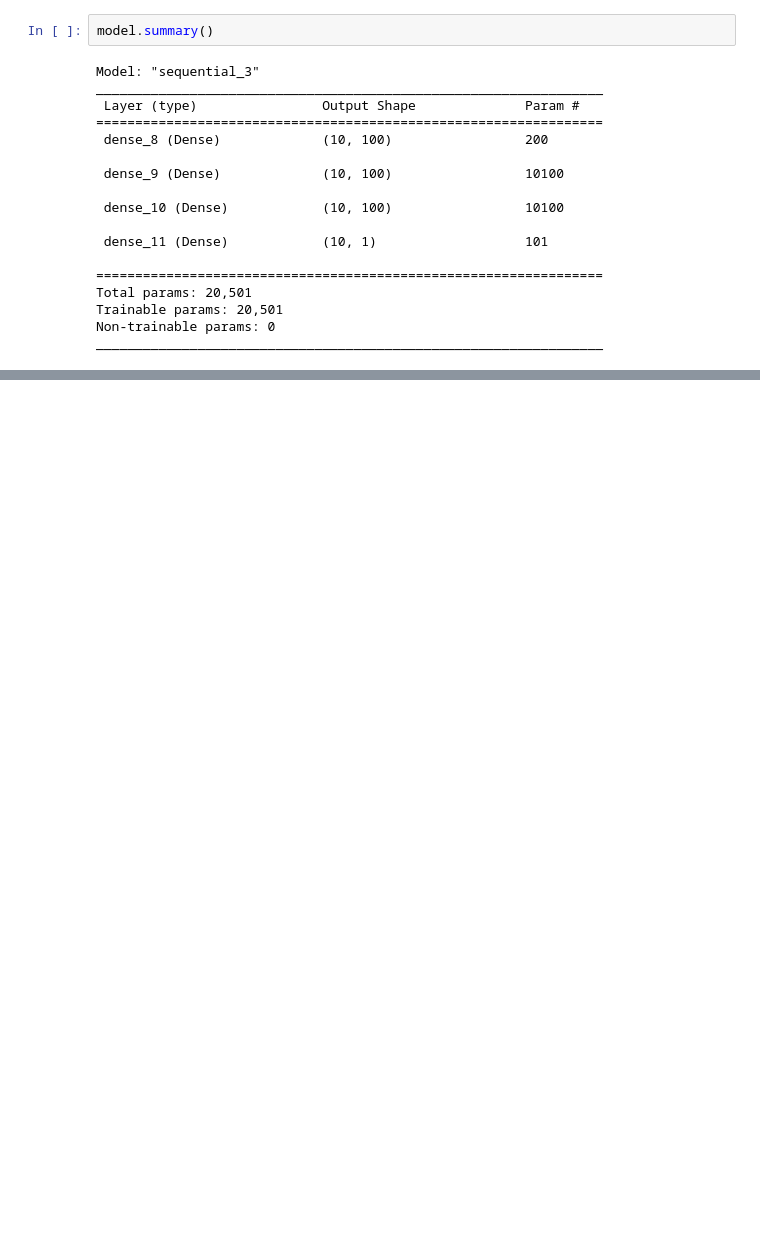
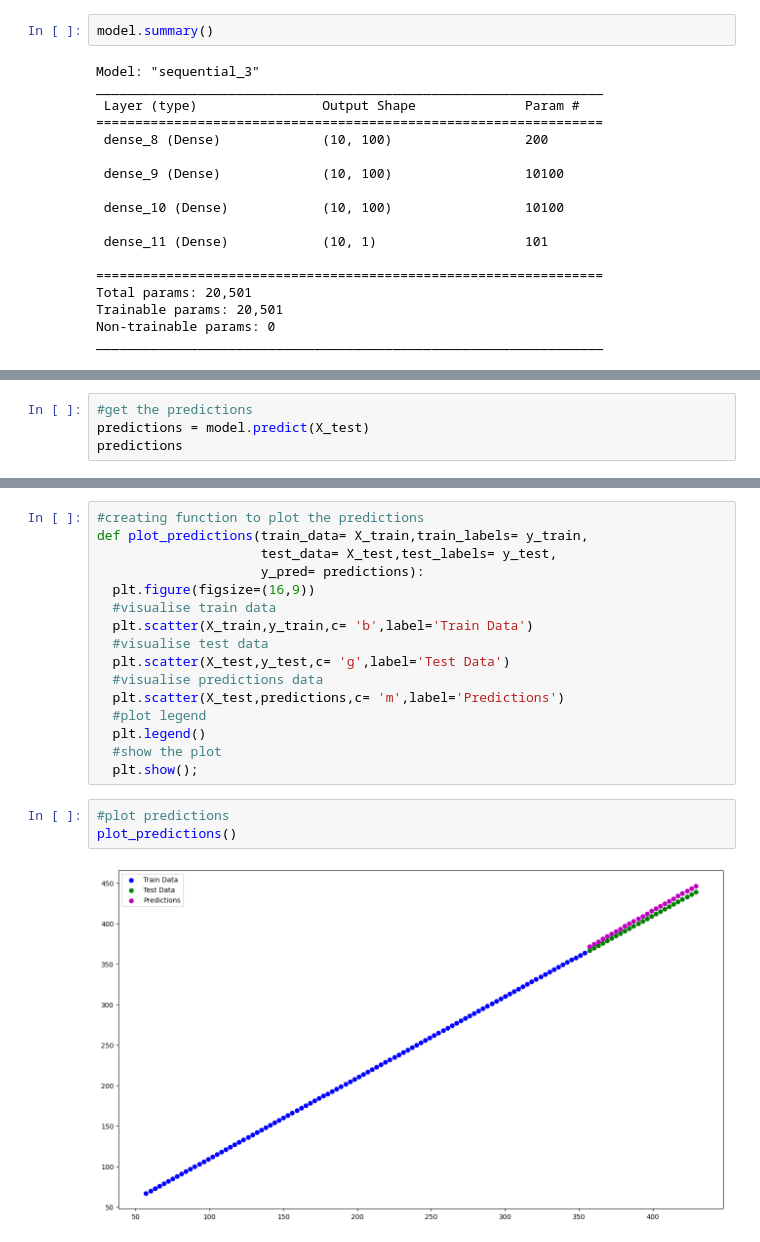
Before and after one commit to hasanzeynal/TensorFlow-Developer-Certificate, a Jupyter notebook: 01_Neural_Network_Regression_in_TensorFlow/neural_network_regression_in_tensorflow.ipynb, the cells around one changed output, grey strips where cells are left out. Drawn from its saved outputs; the diff is of its cells as text; blank space fills up the shorter version.

```diff
--- a/01_Neural_Network_Regression_in_TensorFlow/neural_network_regression_in_tensorflow.ipynb
+++ b/01_Neural_Network_Regression_in_TensorFlow/neural_network_regression_in_tensorflow.ipynb
@@ -365,0 +430,4 @@ ValueError: ignored
+# %%
+#get the predictions
+predictions = model.predict(X_test)
+predictions
@@ -365,0 +453,21 @@ ValueError: ignored
+# %%
+#creating function to plot the predictions
+def plot_predictions(train_data= X_train,train_labels= y_train,
+                     test_data= X_test,test_labels= y_test,
+                     y_pred= predictions):
+  plt.figure(figsize=(16,9))
+  #visualise train data
+  plt.scatter(X_train,y_train,c= 'b',label='Train Data')
+  #visualise test data
+  plt.scatter(X_test,y_test,c= 'g',label='Test Data')
+  #visualise predictions data
+  plt.scatter(X_test,predictions,c= 'm',label='Predictions')
+  #plot legend
+  plt.legend()
+  #show the plot
+  plt.show();
+# %%
+#plot predictions
+plot_predictions()
+# %% [output]
+[figure, added]
```
Also changed, not shown: parts of 21 cells of this notebook.
